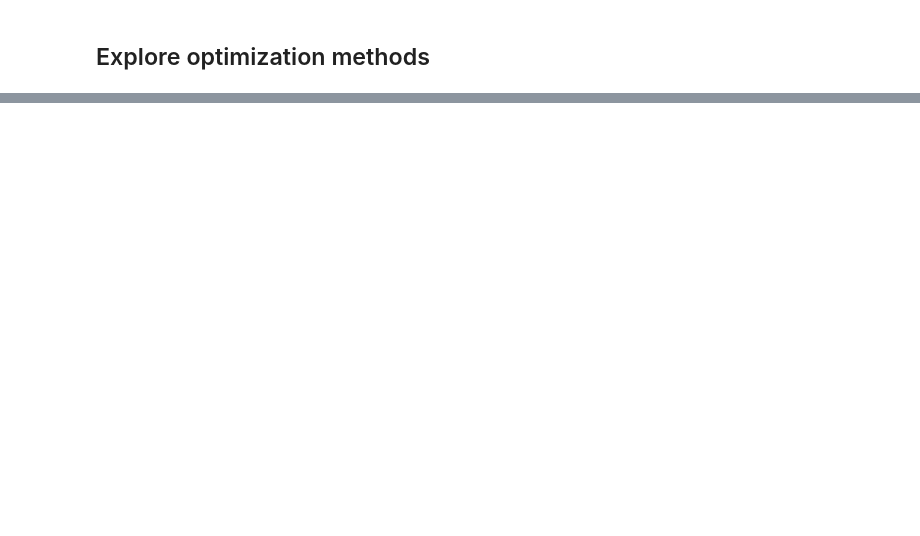
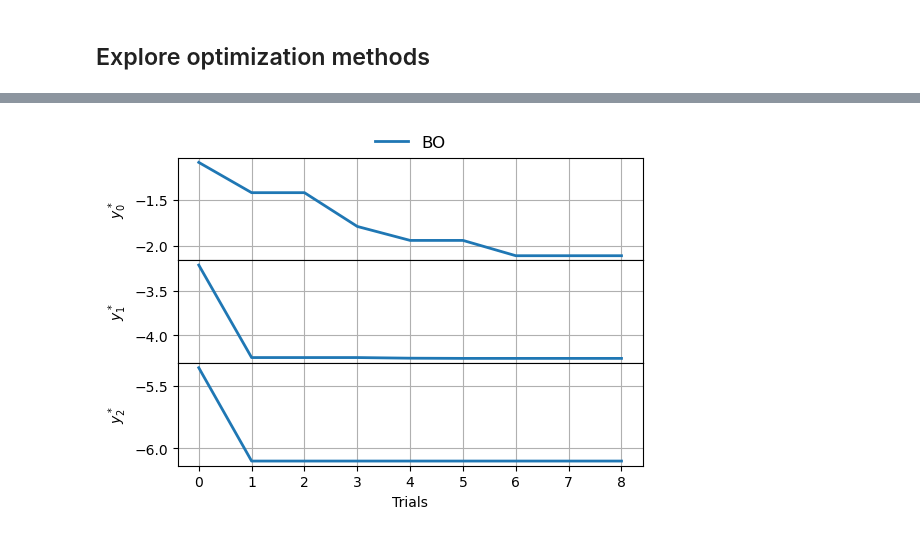
Before and after one commit to neildhir/DCBO, a Jupyter notebook: notebooks/stat_scm.ipynb, the cells around one changed output, grey strips where cells are left out. Saved outputs shown, nothing was run; the diff lists cells and outputs as text; code cells hidden in the pictures; blank space fills up the shorter version.

Commit message:
Cleaning up and adding new plotting functions

```diff
--- a/notebooks/stat_scm.ipynb
+++ b/notebooks/stat_scm.ipynb
@@ -65,3 +79,11 @@ D_Obs
 The above observation samples contained in `D_obs` are sequential in the sense that the sample function generates each column per variable, conditional on the column samples at $t-1$.
 # %% [markdown]
 ## Additional problem setup
+# %%
+# Specifiy all the exploration sets based on the manipulative variables in the DAG
+exploration_sets = list(powerset(['X','Z']))
+print(exploration_sets)
+# Specify the intervention domain for each variable
+intervention_domain = {'X':[-4,1],'Z':[-3,3]}
+# Number of trials =
+N = 10
@@ -72,10 +100,10 @@ The above observation samples contained in `D_obs` are sequential in the sense t
 BO_input_params = {
     "graph": dag,
     "sem": StationaryDependentSEM,
-    "observational_samples":D_Obs,
+    "observational_samples": D_Obs,
     "intervention_domain": intervention_domain,
     "interventional_samples":None,
-    "number_of_trials": 10,
+    "number_of_trials": N,
     "optimal_assigned_blankets": None,
     "sample_anchor_points": True,
     "seed_anchor_points": 1,
@@ -86,0 +147,4 @@ bo.run_optimization()
+# %%
+plot_outcome(T,N,outcomes=[bo.optimal_outcome_values_during_trials],labels=['BO'])
+# %% [output]
+[figure, added]
```
Also changed, not shown: parts of 6 cells of this notebook, 7 other files.
